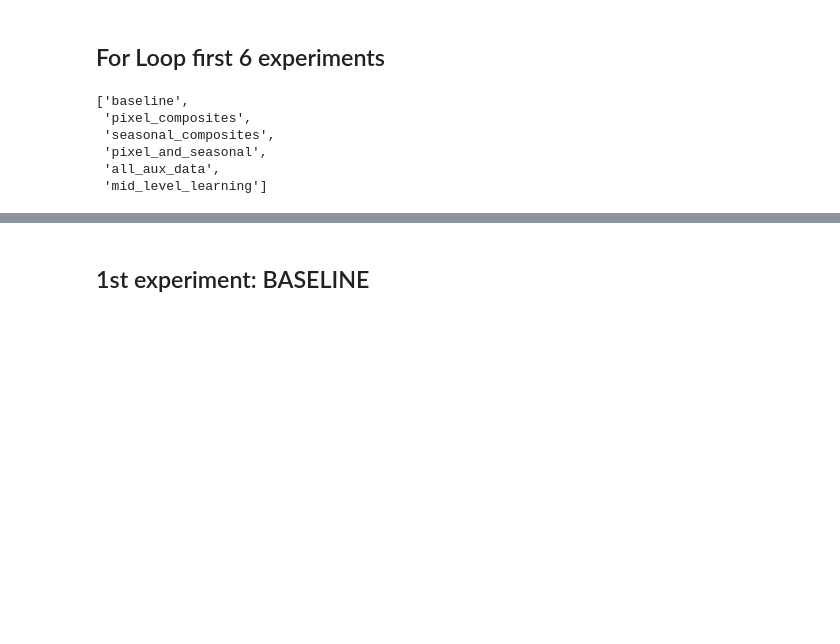
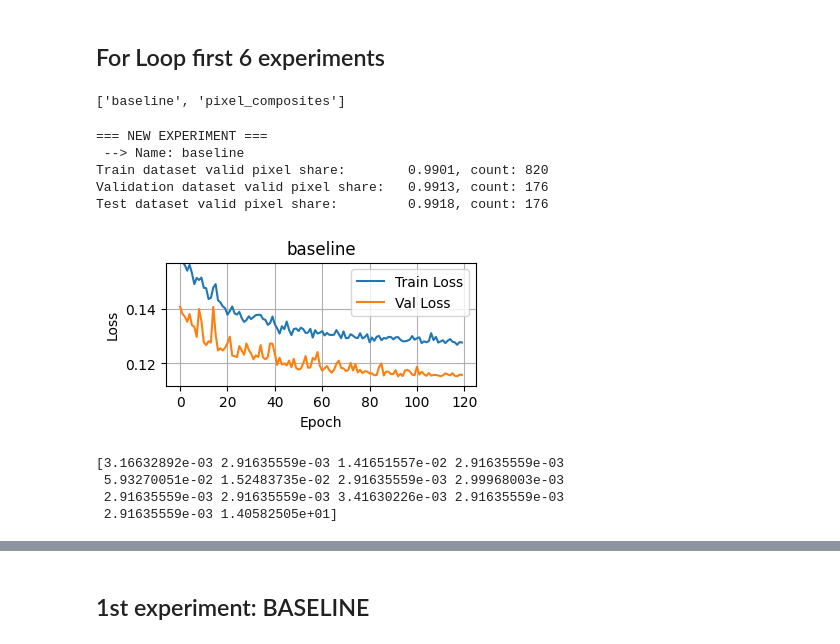
Before and after one commit to fizz-x/TreeHeads, a Jupyter notebook: src/run_main.ipynb, the cells around one changed output, grey strips where cells are left out. Drawn from its saved outputs; the diff is of its cells as text; code cells hidden in the pictures; blank space fills up the shorter version.

Commit message:
core training pipeline

```diff
--- a/src/run_main.ipynb
+++ b/src/run_main.ipynb
@@ -46,14 +48,62 @@ with open('../configs/experiments.yaml', 'r') as f:
 with open('../configs/normparams.yaml', 'r') as f:
     normparams = yaml.safe_load(f)
 joint_normparams = normparams['chm']['_111']
+# %%
+experiment_names
+# %% [output]
+['baseline', 'pixel_composites']
 # %%
 for exp_name in experiment_names:
-    sites, cfg = get_config(exp_name)
+
+    sites, cfg = cf.get_config(exp_name)
     global_config = md.global_config
+    print("=== NEW EXPERIMENT ===")
+    print(f" --> Name: {exp_name}")
+    # Build dataset
+    X, Y = dt.build_patched_dataset(cfg, sites, patch_size=32)
+    # split into train/val/test (70/15/15) with your logic
+    (X_train, Y_train), (X_val, Y_val), (X_test, Y_test) = dt.split_dataset(X, Y)
+
+    # Syntax: X_train, X_val, X_test, y_train, y_val, y_test
+    train_dataset = md.S2CanopyHeightDataset(X_train, Y_train)
+    val_dataset = md.S2CanopyHeightDataset(X_val, Y_val)
+    test_dataset = md.S2CanopyHeightDataset(X_test, Y_test)
+
+    train_loader = md.DataLoader(train_dataset, batch_size=global_config['batch_size'], shuffle=True)
+    val_loader = md.DataLoader(val_dataset, batch_size=global_config['batch_size'])
+    test_loader = md.DataLoader(test_dataset, batch_size=global_config['batch_size'])
+    print(f"Train dataset valid pixel share: \t{train_dataset.validshare():.4f}, count: {len(train_dataset)}")
+    print(f"Validation dataset valid pixel share: \t{val_dataset.validshare():.4f}, count: {len(val_dataset)}")
+    print(f"Test dataset valid pixel share: \t{test_dataset.validshare():.4f}, count: {len(test_dataset)}")
+
+    break
+    # build model depending on in out channels, defined by the dataloaders
+    model = md.build_unet(in_channels=X[0].shape[0], out_channels=Y[0].shape[0])
+    #train model depending on config.
+    model, logs = md.train_model(model, train_loader, val_loader, cfg, md.global_config)
+
+    md.save_results(model, val_loader, test_loader, joint_normparams, logs, cfg)
+
+    eval.plot_val_loss(logs['train_loss'],logs['val_loss'], title=exp_name)
+    print("Minimum Validation Loss: ", min(logs['val_loss']))
+    print("DONE WITH ", exp_name)
+    print("==========")
 # %% [output]
-['baseline',
- 'pixel_composites',
- 'seasonal_composites',
- 'pixel_and_seasonal',
- 'all_aux_data',
- 'mid_level_learning']
+=== NEW EXPERIMENT ===
+ --> Name: baseline
+Train dataset valid pixel share:        0.9901, count: 820
+Validation dataset valid pixel share:   0.9913, count: 176
+Test dataset valid pixel share:         0.9918, count: 176
+# %%
+    eval.plot_val_loss(logs['train_loss'],logs['val_loss'], title=exp_name)
+# %% [output]
+[figure, added]
+# %%
+#X has the shape (1172, 14, 32, 32). i want the nan share across the second dimension (14)
+nan_share = np.isnan(X).mean(axis=(0, 2, 3))*100
+print(nan_share)
+# %% [output]
+[3.16632892e-03 2.91635559e-03 1.41651557e-02 2.91635559e-03
+ 5.93270051e-02 1.52483735e-02 2.91635559e-03 2.99968003e-03
+ 2.91635559e-03 2.91635559e-03 3.41630226e-03 2.91635559e-03
+ 2.91635559e-03 1.40582505e+01]
```
Also changed, not shown: parts of 6 cells of this notebook, 6 other files.
